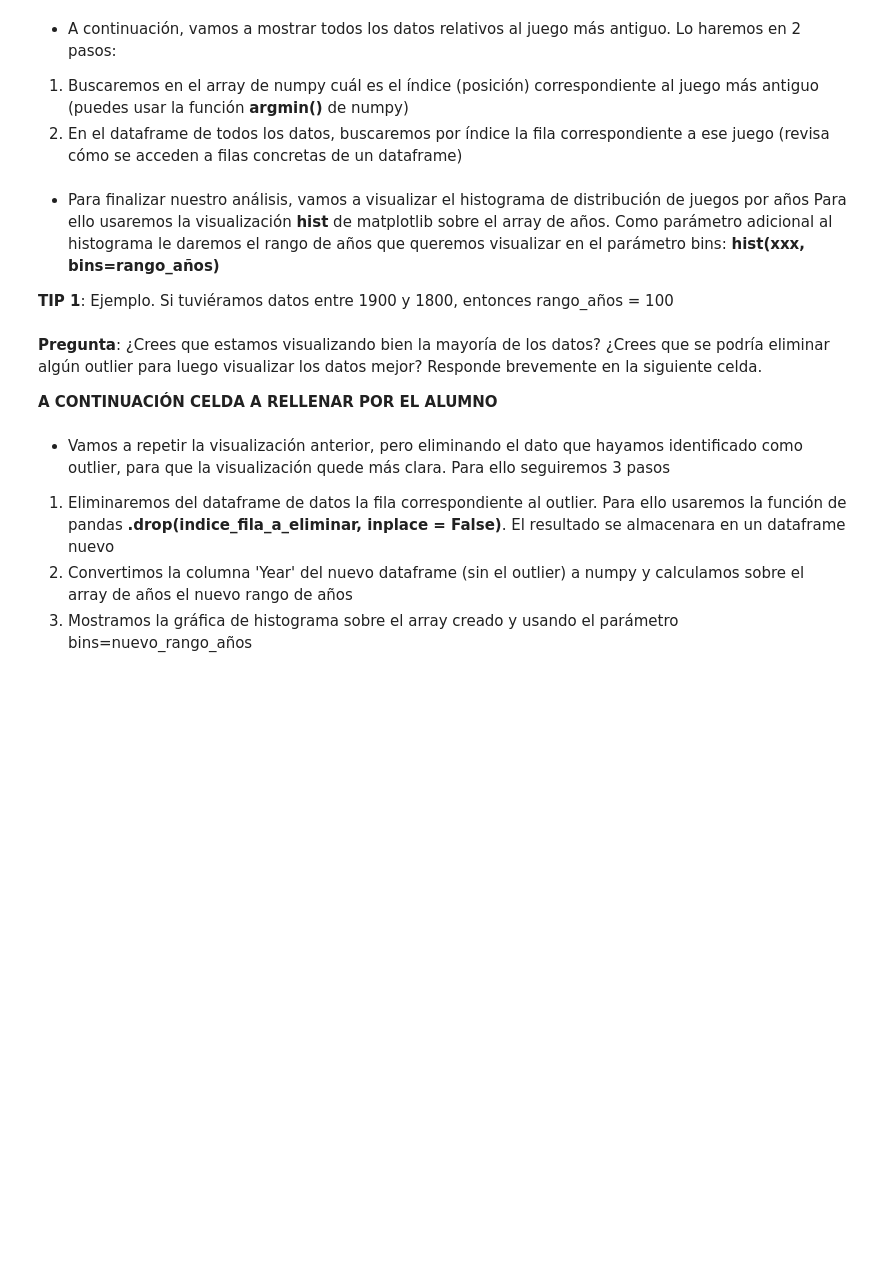
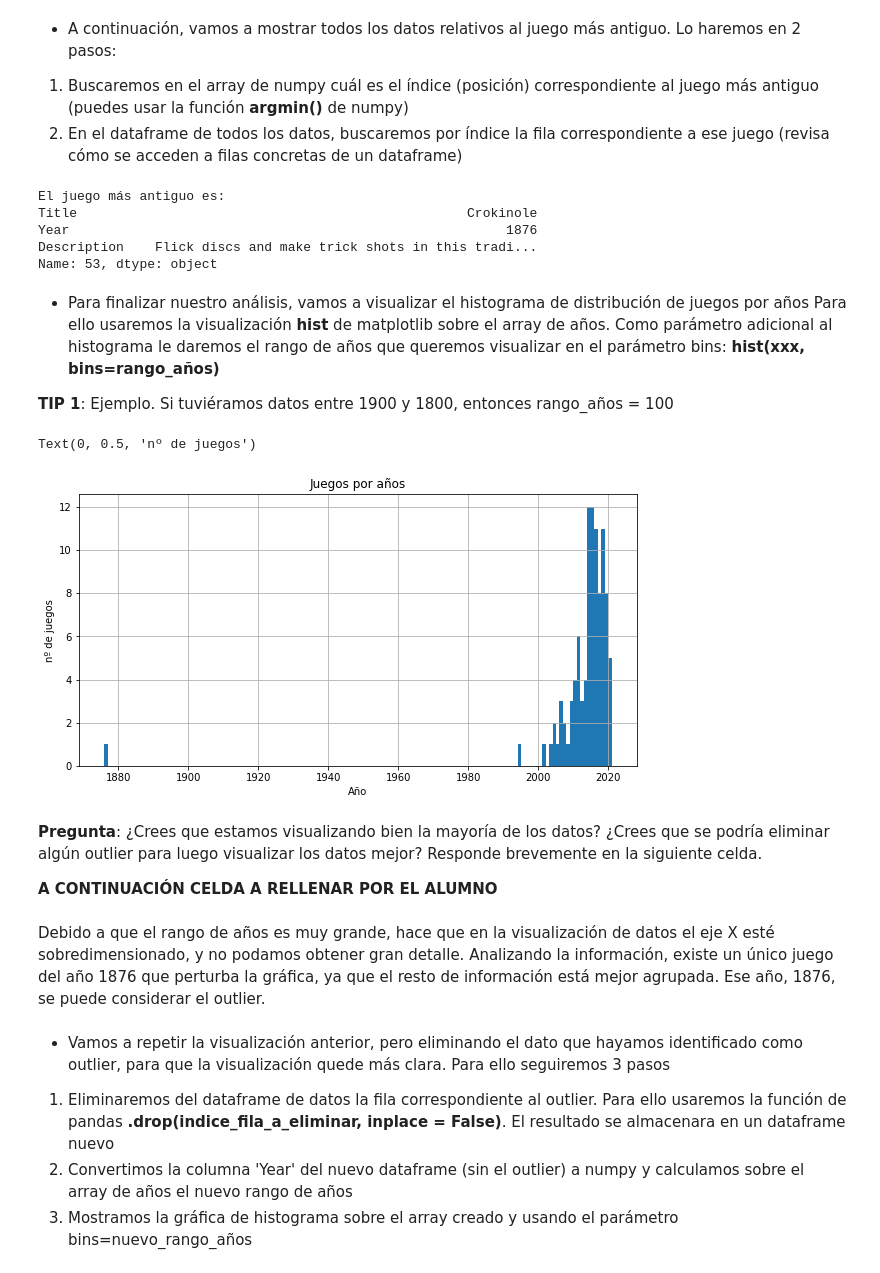
Before and after one commit to yuki/VIU_MASW, a Jupyter notebook: Actividad_2/Actividad_2_1_Alumno.ipynb, the cells around one changed output. Cells and saved outputs as stored; diff of their text form; code cells hidden in the pictures; blank space fills up the shorter version.

```diff
--- a/Actividad_2/Actividad_2_1_Alumno.ipynb
+++ b/Actividad_2/Actividad_2_1_Alumno.ipynb
@@ -55,9 +57,9 @@ soup = None
 1. __Lista de nombres__: mira que tags contienen los nombres y genera una primera lista (te será útil la función __find_all('nombre_tag', class_='nombre_clase_del_tag')__, luego genera una segunda lista vacía, recorre todos los tags de la primera lista y almacena en la segunda lista sólo la información del texto de los nombres
 # %%
 ########INSERTAR CODIGO AQUI
-tag_title = None
+tag_title = soup.find_all("a",class_="primary")
 title = []
 for tag in tag_title:
     ########INSERTAR CODIGO AQUI
-    title.append(None)
+    title.append(tag.text)
 print(f'La lista de títulos de juegos es:\n{title}')
@@ -88,15 +96,15 @@ print(f'La lista de años de juegos es:\n{year}')
 3. __Lista de descripciones__: repetiremos el mismo proceso que con los nombres y los años. En este caso quitaremos los carácteres de salto de línea y de tabulación '\n' y '\t'
 # %%
 ########INSERTAR CODIGO AQUI
-tag_description = None
-description = None
-for None:
-    description_text = None
+tag_description = soup.find_all("p",class_="smallefont dull")
+description = []
+for desc in tag_description:
+    description_text = desc.text
 
     #Eliminamos los carácteres '\n' y '\t'
-    description_text = None
-    description_text = None
+    description_text = description_text.replace("\n","")
+    description_text = description_text.replace("\t","")
 
-    description.append(None)
+    description.append(description_text)
 
 print(f'La lista de descripciones es:\n{description}')
@@ -108,5 +119,5 @@ __TIP 1__: Recuerda que se puede crear un dataframe a partir de listas de datos
 __TIP 2__: Los diccionarios en python se definen como __{'nombre_1': variable1, 'nombre2': variable2, ...}__
 # %%
 ########INSERTAR CODIGO AQUI
-df = None
+df = pd.DataFrame({'Title':title,'Year':year,'Description':description})
 display(df)
@@ -156,12 +214,12 @@ __TIP 2__: En numpy tenemos funciones rápidas para sacar el máximo o el mínim
 # %%
 #Extraemos un array con todos los años
 ########INSERTAR CODIGO AQUI
-year_array = None
+year_array = df['Year'].to_numpy()
 
 #Guardamos el año máximo y el mínimo en dos variables
 ########INSERTAR CODIGO AQUI
-min_year = None
-max_year = None
+min_year = np.amin(year_array)
+max_year = np.amax(year_array)
 
 print(f'Año del juego más antiguo: {min_year}')
 print(f'Año del juego más actual: {max_year}')
@@ -172,13 +233,19 @@ print(f'Año del juego más actual: {max_year}')
 # %%
 #Extracción del índice del juego más antiguo
 ########INSERTAR CODIGO AQUI
-position_min_year = None
+position_min_year = np.argmin(year_array)
 
 #Extracción de los datos del juego más antiguo
 ########INSERTAR CODIGO AQUI
-complete_row_min_year = None
+complete_row_min_year = df.loc[position_min_year]
 
 print(f"El juego más antiguo es:\n{complete_row_min_year}")
+# %% [output]
+El juego más antiguo es:
+Title                                                  Crokinole
+Year                                                        1876
+Description    Flick discs and make trick shots in this tradi...
+Name: 53, dtype: object
 # %% [markdown]
 * Para finalizar nuestro análisis, vamos a visualizar el histograma de distribución de juegos por años
 Para ello usaremos la visualización __hist__ de matplotlib sobre el array de años. Como parámetro adicional al histograma le daremos el rango de años que queremos visualizar en el parámetro bins: __hist(xxx, bins=rango_años)__
@@ -187,23 +254,28 @@ __TIP 1__: Ejemplo. Si tuviéramos datos entre 1900 y 1800, entonces rango_años
 # %%
 #Calculamos el rango de años de los datos (¿puedes usar variables que ya hemos creado?)
 ########INSERTAR CODIGO AQUI
-years_range = None
+years_range = max_year - min_year + 1
 
 #Mostramos la gráfica de barras del histograma con matplotlib
 plt.figure(figsize=(10,5))
 plt.grid()
 ########INSERTAR CODIGO AQUI
-None
+plt.hist(year_array,years_range)
 
 #Le añadimos un título, una etiqueta de eje X y una de eje Y a nuestra gráfica
 ########INSERTAR CODIGO AQUI
-None
-None
-None
+plt.title("Juegos por años")
+plt.xlabel("Año")
+plt.ylabel("nº de juegos")
+# %% [output]
+Text(0, 0.5, 'nº de juegos')
+[figure, added]
 # %% [markdown]
 __Pregunta__: ¿Crees que estamos visualizando bien la mayoría de los datos? ¿Crees que se podría eliminar algún outlier para luego visualizar los datos mejor? Responde brevemente en la siguiente celda.
 
 __A CONTINUACIÓN CELDA A RELLENAR POR EL ALUMNO__
+# %% [markdown]
+Debido a que el rango de años es muy grande, hace que en la visualización de datos el eje X esté sobredimensionado, y no podamos obtener gran detalle. Analizando la información, existe un único juego del año 1876 que perturba la gráfica, ya que el resto de información está mejor agrupada. Ese año, 1876, se puede considerar el outlier.
 # %% [markdown]
 * Vamos a repetir la visualización anterior, pero eliminando el dato que hayamos identificado como outlier, para que la visualización quede más clara. Para ello seguiremos 3 pasos
 
```
Also changed, not shown: parts of 17 cells of this notebook.
